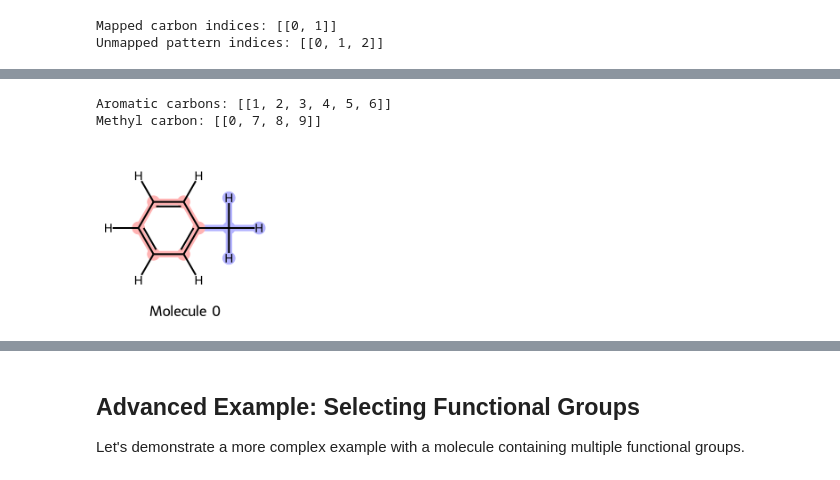
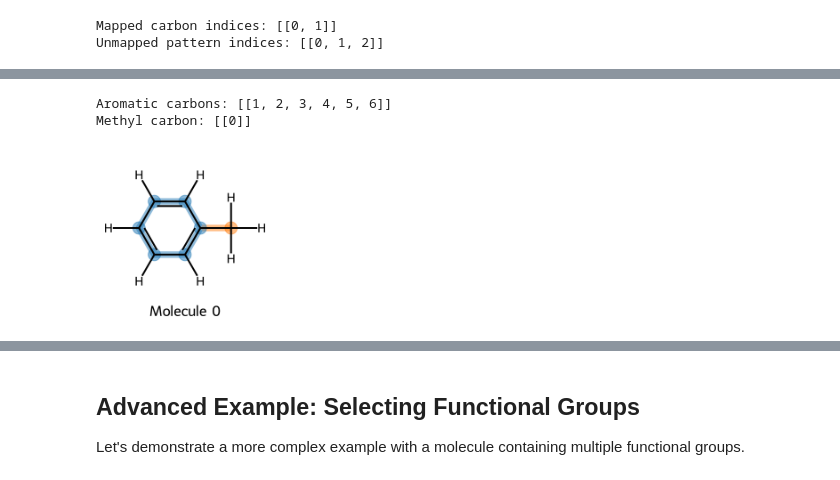
Before and after one commit to zincware/rdkit2ase, a Jupyter notebook: docs/source/atom_selection.ipynb, the cells around one changed output, grey strips where cells are left out. Saved outputs shown, nothing was run; the diff lists cells and outputs as text; code cells hidden in the pictures.

```diff
--- a/docs/source/atom_selection.ipynb
+++ b/docs/source/atom_selection.ipynb
@@ -88,23 +115,24 @@ The `visualize_selected_molecules` function allows you to visualize molecules wi
 # %%
 # Create a more complex molecule for better visualization
 toluene_smiles = "Cc1ccccc1"  # Toluene
 toluene_mol = rdkit2ase.ase2rdkit(rdkit2ase.smiles2atoms(toluene_smiles))
 
-# Select aromatic carbons and methyl carbon
+# Select different atom types
 aromatic_carbons = rdkit2ase.select_atoms_grouped(toluene_mol, "c", hydrogens="exclude")
 methyl_carbon = rdkit2ase.select_atoms_grouped(
-    toluene_mol, "[C;!c]", hydrogens="include"
+    toluene_mol, "[C;!c]", hydrogens="exclude"
 )
 
 print(f"Aromatic carbons: {aromatic_carbons}")
 print(f"Methyl carbon: {methyl_carbon}")
 
-# Visualize with different colors
+# Visualize with two different selections using variable arguments
+# First selection gets first color (tab:blue), second gets second color (tab:orange)
 img = rdkit2ase.visualize_selected_molecules(
     toluene_mol, aromatic_carbons[0], methyl_carbon[0]
 )
 img
 # %% [output]
 Aromatic carbons: [[1, 2, 3, 4, 5, 6]]
-Methyl carbon: [[0, 7, 8, 9]]
+Methyl carbon: [[0]]
-[figure, old version]
+[figure, new version]
```
Also changed, not shown: parts of 10 cells of this notebook, 4 other files.
